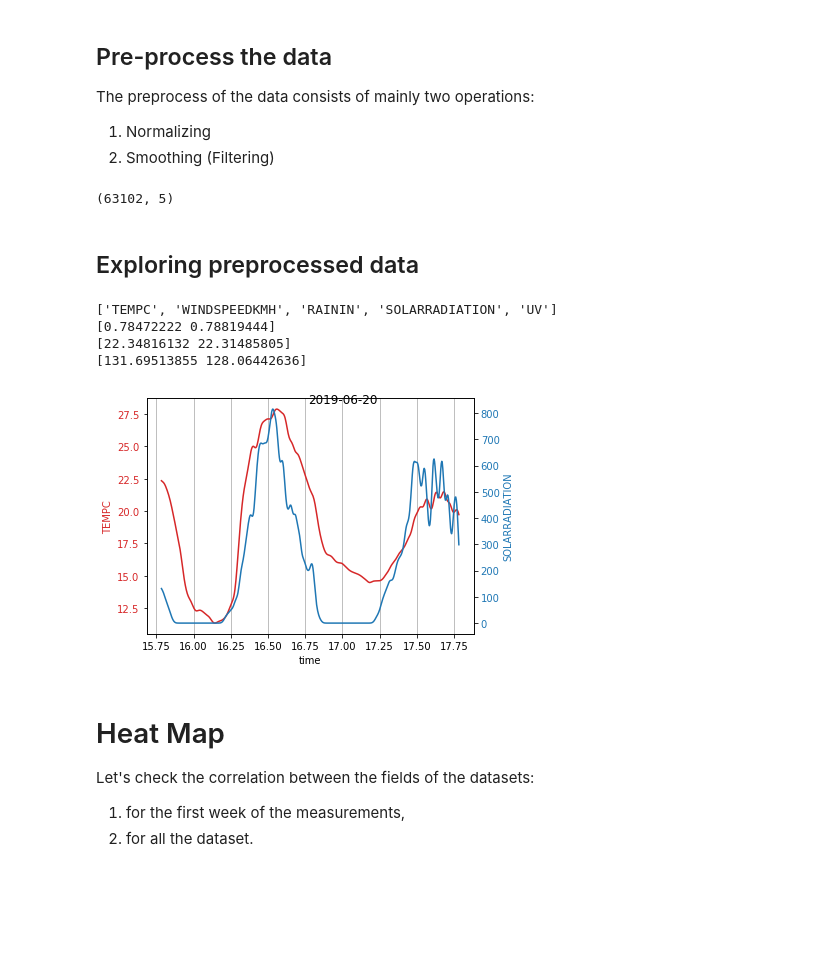
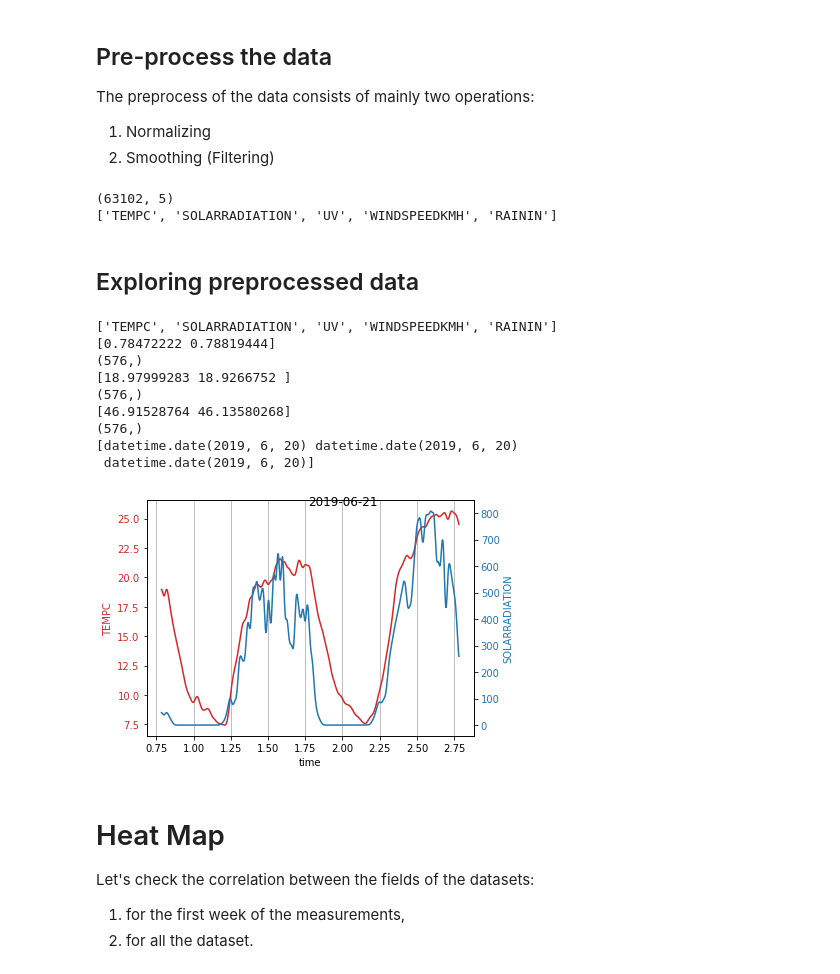
Before and after one commit to eoguzinci/KUL_Datathon_Laqua, a Jupyter notebook: garmon/temp_vs_solar_radiation.ipynb, the cells around one changed output. Saved outputs shown, nothing was run; the diff lists cells and outputs as text; code cells hidden in the pictures; blank space fills up the shorter version.

Commit message:
garmon simplified

```diff
--- a/garmon/temp_vs_solar_radiation.ipynb
+++ b/garmon/temp_vs_solar_radiation.ipynb
@@ -67,11 +67,12 @@ dataFreq = 5; minperweek = 60*24*7;
 nrows_ = int(minperweek/dataFreq)
 
 # read all GARMON002 data
-nrows_ = 63102
-print(nrows_)
-dframe1 = pd.read_csv(filename, skiprows=0, nrows = nrows_, usecols = ['TEMPC','SOLARRADIATION','UV','WINDSPEEDKMH','RAININ'])
-dframe1.head(n=nrows_)
-varlist = list(dframe1.columns)
+dframe1 = pd.read_csv(filename, skiprows=0, usecols = ['DATEUTC','ID','TEMPC','SOLARRADIATION','UV','WINDSPEEDKMH','RAININ'])
+dframe1 = dframe1[dframe1['ID']=='GARMON002']
+
 
 # read timestamp of the measurement (end of the 5-min interval)
-dframe2 = pd.read_csv(filename, skiprows=0, nrows = nrows_, usecols = ['DATEUTC'])
+# dframe2 = pd.read_csv(filename, skiprows=0, nrows = nrows_, usecols = ['DATEUTC'])
+dframe2 = dframe1['DATEUTC']
+dframe1 = dframe1[['TEMPC','SOLARRADIATION','UV','WINDSPEEDKMH','RAININ']]
+varlist = list(dframe1.columns)
@@ -169,6 +168,7 @@ The preprocess of the data consists of mainly two operations:
 norm_data = data
 print(norm_data.shape)
 
+print(varlist)
 # smoothen with Hanning filter
 num_smooth = 2
 for j in range(num_smooth):
@@ -176,59 +176,70 @@ for j in range(num_smooth):
         norm_data[:,i] = smooth(norm_data[:-10,i])
 # %% [output]
 (63102, 5)
+['TEMPC', 'SOLARRADIATION', 'UV', 'WINDSPEEDKMH', 'RAININ']
 # %% [markdown]
 ## Exploring preprocessed data
 # %%
 # simple line plot to see the correlation between solar radiation and temperature for 2 days
 import datetime
-day = 15
+day = 0
 daylength = int(12*24)
 
 i = 0
-j = 3
+j = 1
 print(varlist)
 
 tstart = 19*12 - 2
 timeday = (np.arange(0,nrows_) + tstart) / daylength
+timeday = timeday[daylength*day:daylength*(day+2)]
 print(timeday[0:2])
-timeday = timeday[daylength*day:daylength*(day+2)]
+print(timeday.shape)
 data_i = np.squeeze(norm_data[daylength*day:daylength*(day+2),i])
 print(data_i[0:2])
+print(data_i.shape)
 data_j = np.squeeze(norm_data[daylength*day:daylength*(day+2),j])
 print(data_j[0:2])
+print(data_j.shape)
 
 fig, ax1 = plt.subplots()
 
 color = 'tab:red'
 ax1.set_xlabel('time')
 ax1.set_ylabel(varlist[i], color=color)
 ax1.plot(timeday, data_i, color=color, label = varlist[i])
 ax1.tick_params(axis='y', labelcolor=color)
 ax1.xaxis.grid(True, which='major')
 
 ax2 = ax1.twinx()  # instantiate a second axes that shares the same x-axis
 
 color = 'tab:blue'
 ax2.set_ylabel(varlist[j], color=color)  # we already handled the x-label with ax1
 ax2.plot(timeday, data_j, color=color, label = varlist[j])
 ax2.tick_params(axis='y', labelcolor=color)
 
 fig.tight_layout()
-fig.suptitle(str(dates[day]),ha='left',va='top');
+fig.suptitle(str(dates[0+daylength*(day+1)]),ha='left',va='top');
+
+print(dates[0:3])
 
 #  plt.plot(np.squeeze(hours[daylength*day:daylength*(day+2)]), 'k', label = "Hours")
 # plt.xlabel('X')
 # plt.ylabel('Y')
 # legend = plt.legend(loc='lower right', shadow=True)
 # frame = legend.get_frame()
 # frame.set_facecolor('0.90')
 #plt.show()
 # %% [output]
-['TEMPC', 'WINDSPEEDKMH', 'RAININ', 'SOLARRADIATION', 'UV']
+['TEMPC', 'SOLARRADIATION', 'UV', 'WINDSPEEDKMH', 'RAININ']
 [0.78472222 0.78819444]
-[22.34816132 22.31485805]
-[131.69513855 128.06442636]
+(576,)
+[18.97999283 18.9266752 ]
+(576,)
+[46.91528764 46.13580268]
+(576,)
+[datetime.date(2019, 6, 20) datetime.date(2019, 6, 20)
+ datetime.date(2019, 6, 20)]
-[figure, old version]
+[figure, new version]
 # %% [markdown]
 # Heat Map
 
```
Also changed, not shown: parts of 2 cells of this notebook.
